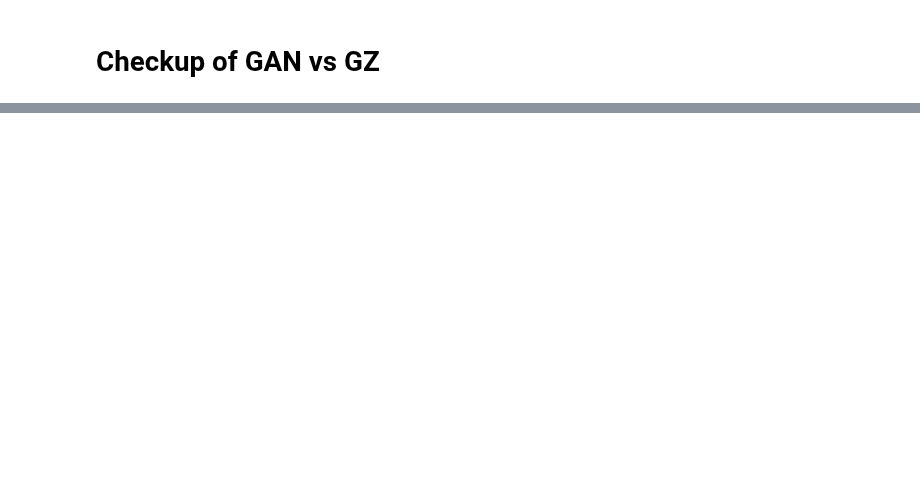
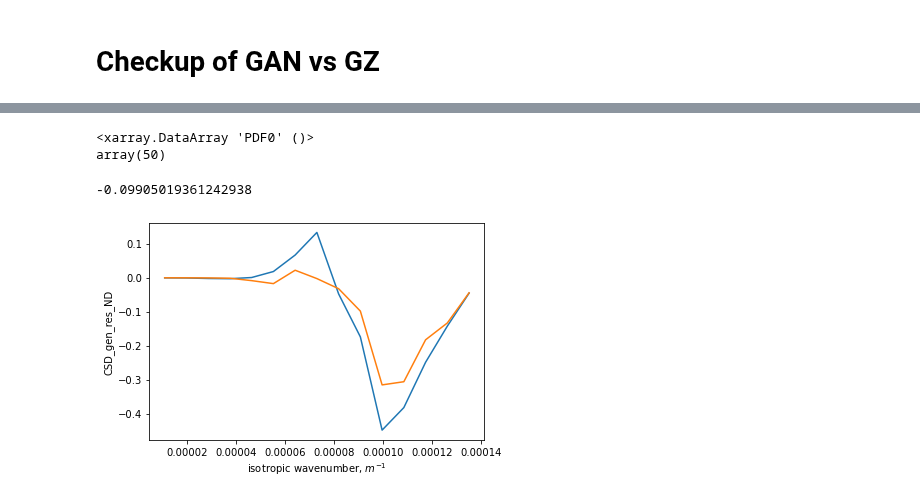
Before and after one commit to m2lines/pyqg_generative, a Jupyter notebook: notebooks/parameterization.ipynb, the cells around one changed output, grey strips where cells are left out. Cells and saved outputs as stored; diff of their text form; code cells hidden in the pictures; blank space fills up the shorter version.

```diff
--- a/notebooks/parameterization.ipynb
+++ b/notebooks/parameterization.ipynb
@@ -288,3 +340,15 @@ gz = xr.open_dataset('/scratch/pp2681/pyqg_generative/Reference-Default-scaled/m
+# %%
+np.isnan(gan.PDF0).sum()
+# %% [output]
+<xarray.DataArray 'PDF0' ()>
+array(50)
+# %%
+gan.CSD_res_ND.plot()
+gan.CSD_gen_res_ND.plot()
+print(float(xr.corr(gan.q_forcing_advection_res.isel(lev=0), gan.q_forcing_advection_res.isel(lev=1))))
+# %% [output]
+-0.09905019361242938
+[figure, added]
 # %%
 z = 0
 gz.PSD.isel(lev=z).plot(lw=3, color='k', ls='--')
```
Also changed, not shown: parts of 16 cells of this notebook, 6 other files.
